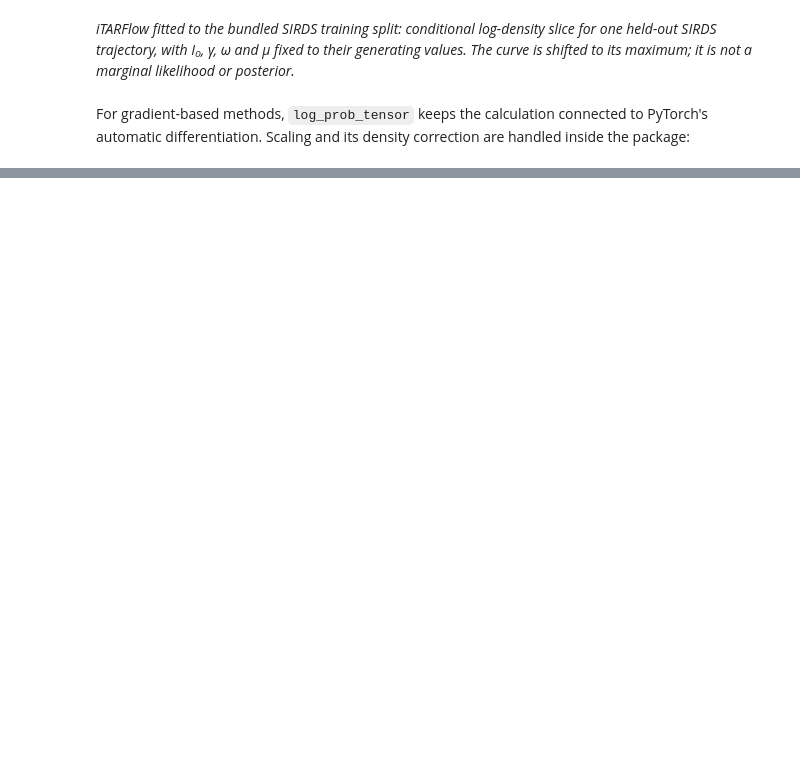
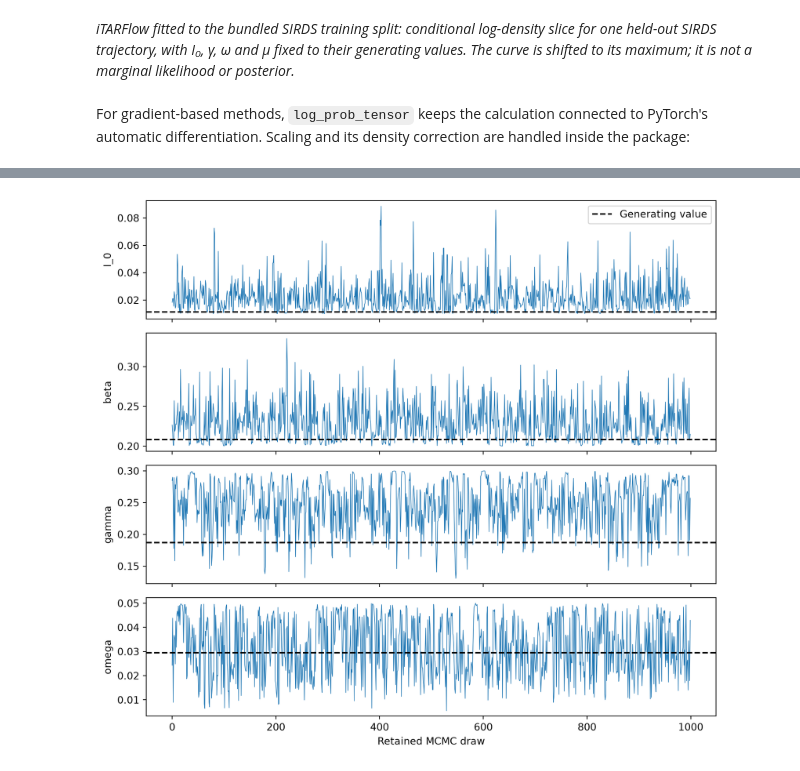
Before and after one commit to OJWatson/metis, a Jupyter notebook: sbi/vi-mcmc.ipynb, the cells around one changed output, grey strips where cells are left out. Drawn from its saved outputs; the diff is of its cells as text; code cells hidden in the pictures; blank space fills up the shorter version.

```diff
--- a/sbi/vi-mcmc.ipynb
+++ b/sbi/vi-mcmc.ipynb
@@ -527,0 +353,23 @@ posterior draws and compare those trajectories with the observation.
+# %%
+import pyro
+import pyro.distributions as pyro_dist
+from pyro.infer import MCMC, NUTS
+
+pyro.set_rng_seed(42)
+
+def posterior_model():
+    theta = torch.stack([
+        pyro.sample(name, pyro_dist.Uniform(lo[i], hi[i]))
+        for i, name in enumerate(parameter_names)
+    ])
+    pyro.factor("surrogate_likelihood", compute_log_likelihood(theta[None])[0])
+
+kernel = NUTS(posterior_model, full_mass=True, target_accept_prob=0.8)
+mcmc = MCMC(kernel, warmup_steps=500, num_samples=1000, num_chains=1, disable_progbar=True)
+mcmc.run()
+mcmc.summary(prob=0.95)
+diagnostics = mcmc.diagnostics()
+print("Divergences:", sum(len(indices) for indices in diagnostics["divergences"].values()))
+print("Acceptance rate:", diagnostics["acceptance rate"])
+mcmc_draws = mcmc.get_samples()
+mcmc_samples = torch.stack([mcmc_draws[name] for name in parameter_names], dim=1)
@@ -527,0 +394,14 @@ posterior draws and compare those trajectories with the observation.
+# %%
+#| fig-cap: "One-chain NUTS traces for the iTARFlow SIRDS surrogate posterior, conditional on the selected held-out trajectory and stated priors. Dashed lines show the generating parameters; warmup is excluded."
+fig, axes = plt.subplots(4, 1, figsize=(9, 8), sharex=True)
+for j, (name, ax) in enumerate(zip(parameter_names, axes)):
+    ax.plot(mcmc_samples[:, j].numpy(), linewidth=0.6)
+    generating = true_inputs[0, bank.input_names.index(name)]
+    ax.axhline(generating, color="black", linestyle="--", label="Generating value")
+    ax.set(ylabel=name)
+axes[0].legend()
+axes[-1].set_xlabel("Retained MCMC draw")
+fig.tight_layout()
+plt.show()
+# %% [output]
+[figure, added]
```
Also changed, not shown: parts of 32 cells of this notebook, 11 other files.
